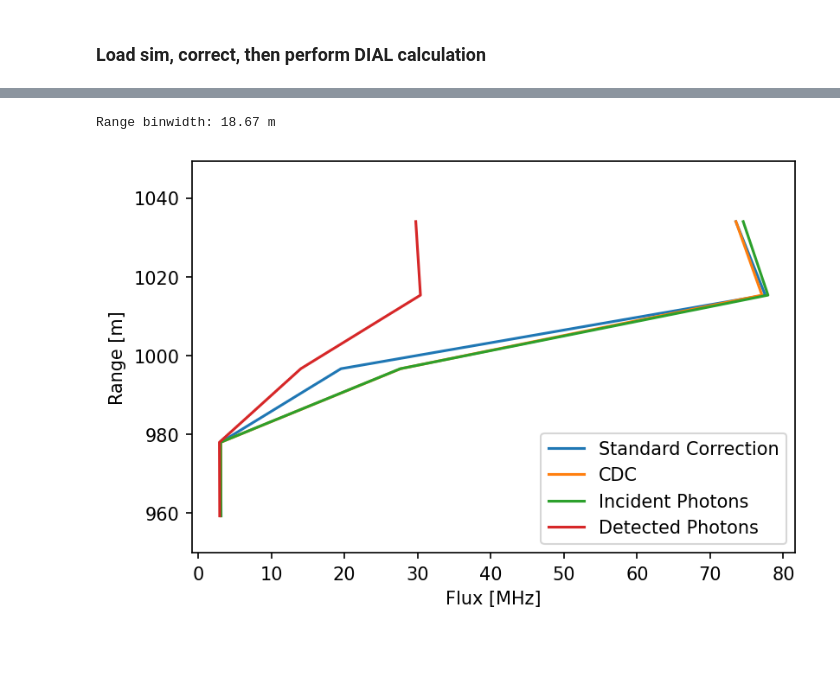
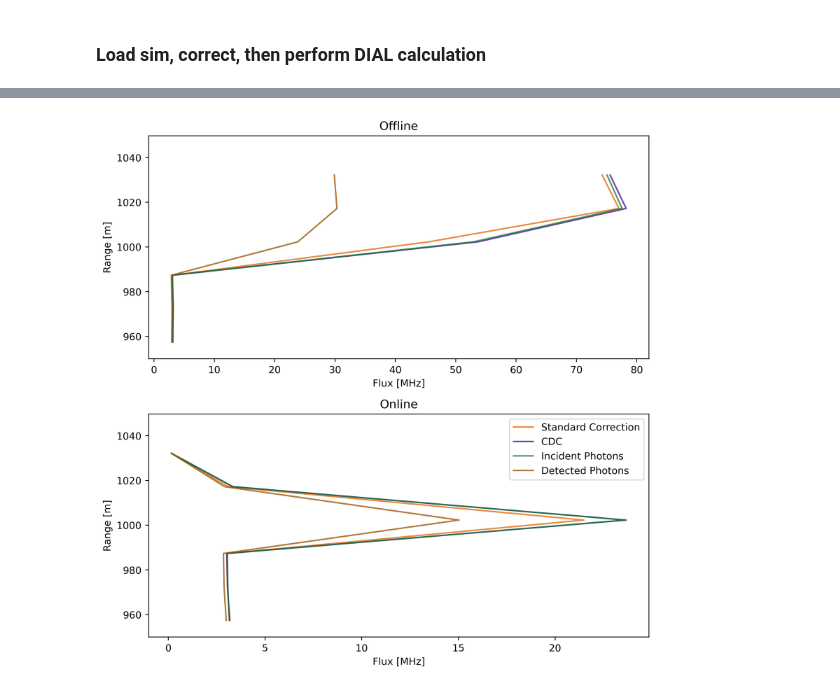
Before and after one commit to gkirchhoff32/Cloud-Measurements, a Jupyter notebook: DIAL_process.ipynb, the cells around one changed output, grey strips where cells are left out. Drawn from its saved outputs; the diff is of its cells as text; code cells hidden in the pictures; blank space fills up the shorter version.

```diff
--- a/DIAL_process.ipynb
+++ b/DIAL_process.ipynb
@@ -122,11 +138,12 @@ for i in range(Nshot):
 # %%
-avg_range = 25
+avg_range = 10
 
 shift_bot = window_bnd[0]  # [m]
 shift_top = window_bnd[1]  # [m]
 
 plot_bins = sim_time[::avg_range] + shift_bot/c*2  # [s]
 
+# OFFLINE
 n_det_off, bins = np.histogram(det_events_off*dt_sim, bins=plot_bins)
 dt = np.diff(bins)[0]
 det_flux_off = n_det_off/dt/Nshot
@@ -134,6 +151,7 @@ det_flux_off = n_det_off/dt/Nshot
 n_phot_off, _ = np.histogram(phot_events_off*dt_sim, bins=plot_bins)
 phot_flux_off = n_phot_off/dt/Nshot
 
+# ONLINE
 n_det_on, _ = np.histogram(det_events_on*dt_sim, bins=plot_bins)
 det_flux_on = n_det_on/dt/Nshot
 
@@ -184,7 +203,7 @@ t_max = plot_bins[-1]  # [s]
 window_bnd = [t_min, t_max]  # [s]
 
 # calculate active fraction histogram
-dsamp = 10
+dsamp = 1
 intgrl_N = int(len(sim_time)/dsamp)  # number of bins in integral. I usually set this to the number of bins in the histogram for consistency
 deadtime = tD  # [s]
 
@@ -264,22 +335,33 @@ curtain_truth_flux = curtain_truth / n_shots / binwidth_smooth
 # %%
 t_plot = np.arange(window_bnd[0]+binwidth_smooth/2, window_bnd[1]-binwidth_smooth/2, binwidth_smooth)
 range_plot = t_plot * c / 2  # [m]
-print('Range binwidth: {:.2f} m'.format(binwidth_smooth*c/2))
 
-fig = plt.figure(dpi=150)
-ax = fig.add_subplot(111)
-ax.plot(muller_curtain[:, 0][::-1]/1e6, range_plot, label='Standard Correction', alpha=1)
-ax.plot(cdc_curtain[:, 0][::-1]/1e6, range_plot, label='CDC', alpha=1)
-ax.plot(curtain_truth_flux[:, 0][::-1]/1e6, range_plot, label='Incident Photons')
-ax.plot(cnts_curtain[:, 0][::-1]/1e6, range_plot, label='Detected Photons')
-ax.set_ylabel('Range [m]')
-ax.set_xlabel('Flux [MHz]')
-ax.set_ylim([window_bnd[0]*c/2, window_bnd[1]*c/2])
-# ax.set_title('First Shot')
-# ax.set_xscale('log')
-# ax.set_xlim([5, 200])
+fig = plt.figure(dpi=400, figsize=(8, 8))
+
+# OFFLINE
+ax1 = fig.add_subplot(211)
+ax1.plot(muller_curtain_off[:, 0][::-1]/1e6, range_plot, label='Standard Correction', color='#E66100', alpha=0.75)
+ax1.plot(cdc_curtain_off[:, 0][::-1]/1e6, range_plot, label='CDC', color='#4B0092', alpha=0.75)
+ax1.plot(curtain_truth_flux_off[:, 0][::-1]/1e6, range_plot, label='Incident Photons', color='#117733', alpha=0.75)
+ax1.plot(cnts_curtain_off[:, 0][::-1]/1e6, range_plot, label='Detected Photons', color='#994F00', alpha=0.75)
+ax1.set_ylabel('Range [m]')
+ax1.set_xlabel('Flux [MHz]')
+ax1.set_ylim([window_bnd[0]*c/2, window_bnd[1]*c/2])
+ax1.set_title('Offline')
+
+# ONLINE
+ax2 = fig.add_subplot(212)
+ax2.plot(muller_curtain_on[:, 0][::-1]/1e6, range_plot, label='Standard Correction', color='#E66100', alpha=0.75)
+ax2.plot(cdc_curtain_on[:, 0][::-1]/1e6, range_plot, label='CDC', color='#4B0092', alpha=0.75)
+ax2.plot(curtain_truth_flux_on[:, 0][::-1]/1e6, range_plot, label='Incident Photons', color='#117733', alpha=0.75)
+ax2.plot(cnts_curtain_on[:, 0][::-1]/1e6, range_plot, label='Detected Photons', color='#994F00', alpha=0.75)
+ax2.set_ylabel('Range [m]')
+ax2.set_xlabel('Flux [MHz]')
+ax2.set_ylim([window_bnd[0]*c/2, window_bnd[1]*c/2])
+ax2.set_title('Online')
+
 plt.legend()
+plt.tight_layout()
 plt.show()
 # %% [output]
-Range binwidth: 18.67 m
-[figure, old version]
+[figure, new version]
```
Also changed, not shown: parts of 11 cells of this notebook, 2 other files.
